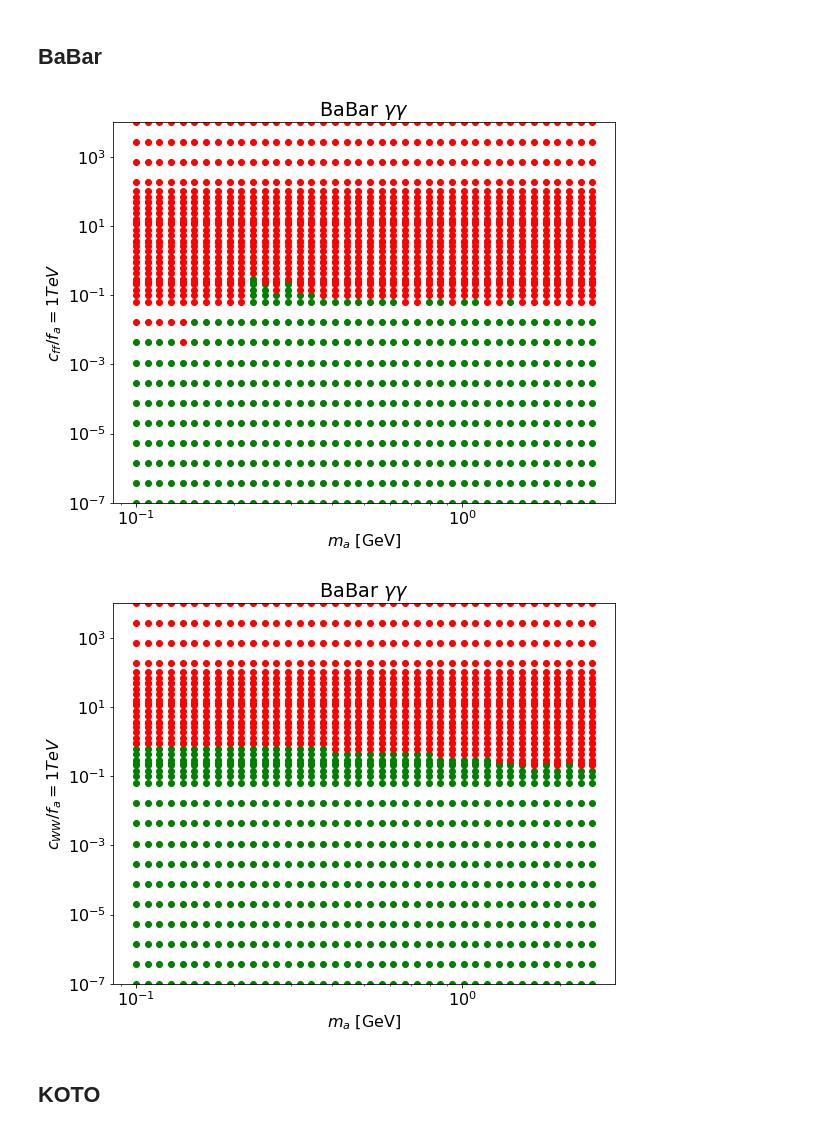
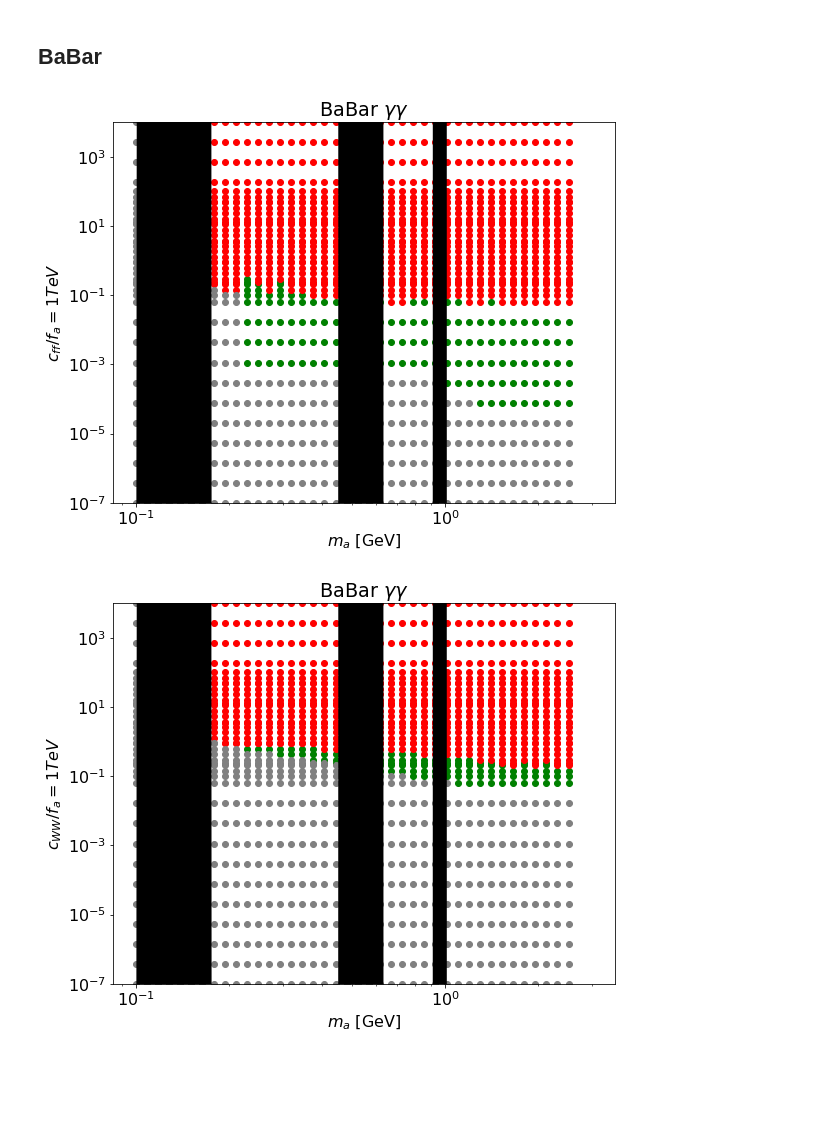
Before and after one commit to anasthesia/alps-BelleII, a Jupyter notebook: python/alps-visible-bounds_up-to-date-BRs.ipynb, the cells around one changed output. Cells and saved outputs as stored; diff of their text form; code cells hidden in the pictures; blank space fills up the shorter version.

Commit message:
Search regions restricted, fixed-target experiments added

```diff
--- a/python/alps-visible-bounds_up-to-date-BRs.ipynb
+++ b/python/alps-visible-bounds_up-to-date-BRs.ipynb
@@ -710,6 +1001,27 @@ def whiteregions(m):
 def plotWhiteRegions(yupper):
     m=np.linspace(0.05,0.3,num=10000);
     plt.fill_between(m,(whiteregions(m))*yupper,0,color="black",zorder=4)
+# %%
+# function that plots cut-out regions from 1612.07818 and Na62
+
+def cutoutRegionsLHCb(m):
+    return np.heaviside(m - 0.25,0)*np.heaviside(-m + 0.4,0) + np.heaviside(m - 0.5,0)*np.heaviside(-m + 2.9,0)\
+    + np.heaviside(m - 3.2,0)*np.heaviside(-m + 3.6,0) + np.heaviside(m - 3.9,0)*np.heaviside(-m + 4.7,0)
+#     return np.heaviside(m - 3.9,0)*np.heaviside(-m + 4.7,0)
+
+def cutoutRegionsNa62(m):
+    return 1-np.heaviside(m - 0.110,0)*np.heaviside(-m + 0.154,0)
+
+#from 2111.01800
+def cutoutRegionsBaBargammagamma(m):
+    return 1-(np.heaviside(m - 0.1,0)*np.heaviside(-m + 0.175,0)\
+              +np.heaviside(m - 0.45,0)*np.heaviside(-m + 0.63,0)\
+             +np.heaviside(m - 0.91,0)*np.heaviside(-m + 1.01,0))
+
+def plotCutOutRegions(cutoutRegionsFunc,xmin,xmax,ylower,yupper,order,**kwargs):
+    m=np.linspace(xmin,xmax,num=10000);
+    plt.fill_between(m,np.maximum((1-cutoutRegionsFunc(m))*yupper,ylower),ylower,\
+                     zorder=order,linewidth=0,**kwargs)
 # %% [markdown]
 ## NA62
 # %%
@@ -761,10 +1077,11 @@ plt.savefig('plots/Na62_cWW_bound_new_form.png', dpi=300, bbox_inches='tight')
 plt.figure(figsize=(9, 7))
 
 
-plotAllAllowed("output/m-tau-c-BRBtoKgammagamma-cff_combined.dat",0,2)
-#plotWhiteRegions(10**(3))
+# plotAllAllowed("output/m-tau-c-BRBtoKgammagamma-cff_combined.dat",0,2)
+plotAllowedWCuts("output/m-tau-c-BRBtoKgammagamma-cff_combined.dat",0,2,1,mMin=0.175,mMax=4.78,\
+                 tauMin=0,tauMax=100/sm['c']*10**12)
 
-# plotWhiteRegions(10**5)
+plotCutOutRegions(cutoutRegionsBaBargammagamma,0.1,3,10**-7,10**5,2,color="black")
 
 plt.title('BaBar $\gamma \gamma$')
 plt.xlabel('$m_a$ [GeV]')
@@ -778,28 +1095,27 @@ plt.ylim(10**-7, 10**4)
 
 plt.savefig('plots/BaBar-gammagamma_cff_bound_new_form.png', dpi=300, bbox_inches='tight')
 # %% [output]
-[figure, old version]
+[figure, new version]
 # %%
 plt.figure(figsize=(9, 7))
 
 
-plotAllAllowed("output/m-tau-c-BRBtoKgammagamma-cWW_combined.dat",0,2)
-#plotWhiteRegions(10**(3))
+# plotAllAllowed("output/m-tau-c-BRBtoKgammagamma-cWW_combined.dat",0,2)
+plotAllowedWCuts("output/m-tau-c-BRBtoKgammagamma-cWW_combined.dat",0,2,1,mMin=0.175,mMax=4.78,\
+                 tauMin=0,tauMax=100/sm['c']*10**12)
 
-# plotWhiteRegions(10**5)
+plotCutOutRegions(cutoutRegionsBaBargammagamma,0.1,3,10**-7,10**5,2,color="black")
 
 plt.title('BaBar $\gamma \gamma$')
 plt.xlabel('$m_a$ [GeV]')
 #plt.xlim(0.2,0.2)
 plt.ylabel('$c_{WW}/f_a=1 TeV$')
 plt.xscale("log")
 plt.yscale("log")
 
 # plt.xlim(9*10**-3, 4)
 plt.ylim(10**-7, 10**4)
 
 plt.savefig('plots/BaBar-gammagamma_cWW_bound_new_form.png', dpi=300, bbox_inches='tight')
 # %% [output]
-[figure, old version]
+[figure, new version]
-# %% [markdown]
-## KOTO
```
Also changed, not shown: parts of 54 cells of this notebook, 3 other files.
